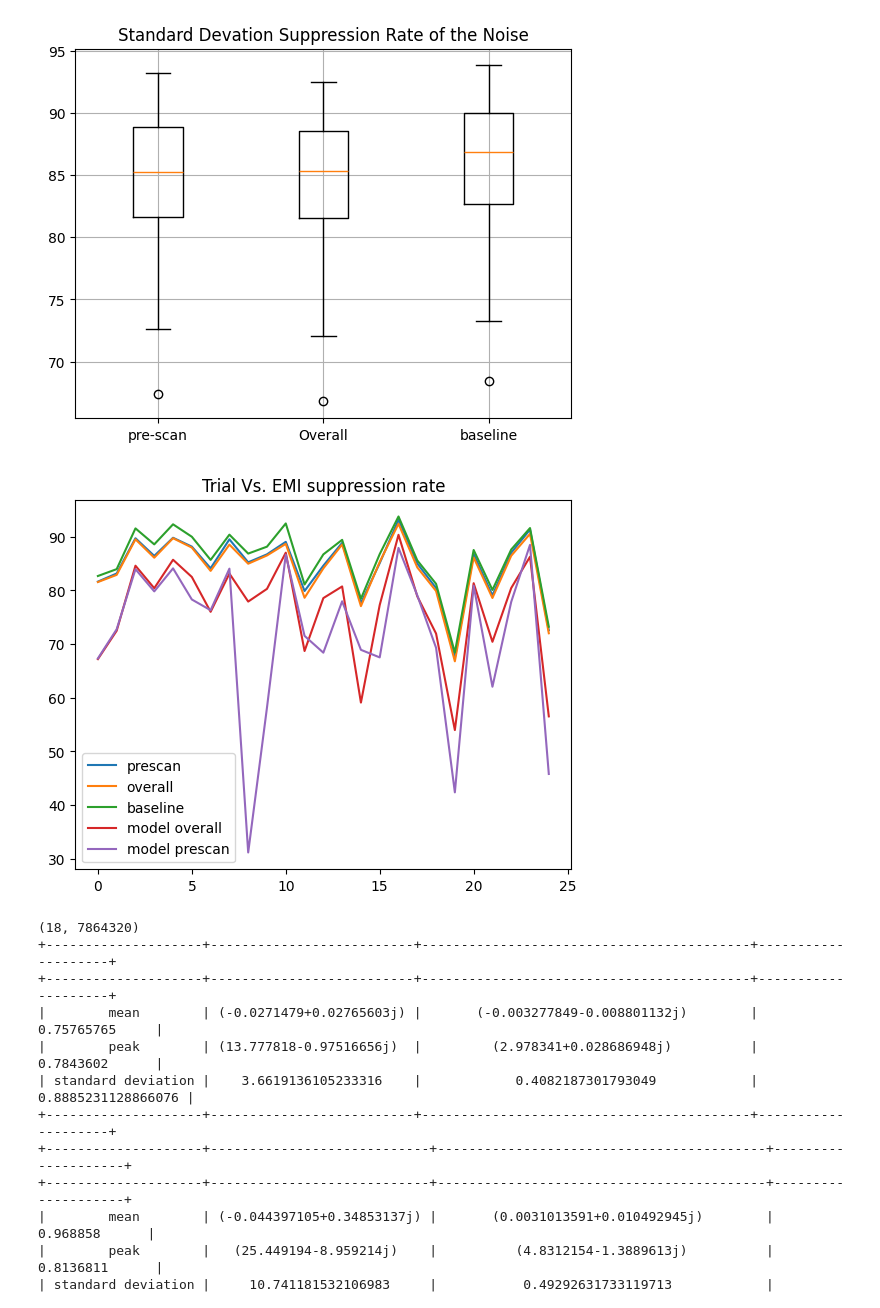
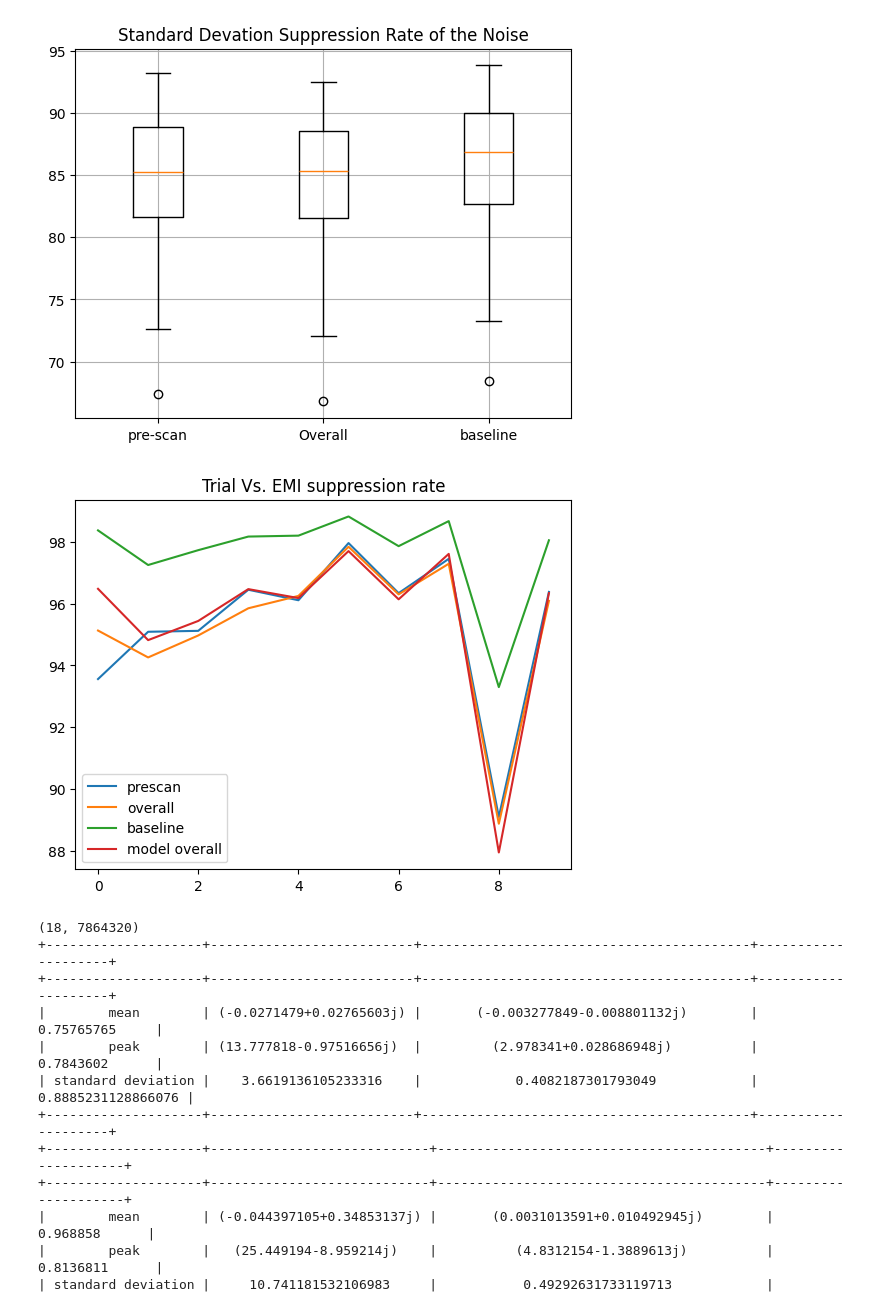
Before and after one commit to jiaxingh825/MRI-Image-Processing-using-Deep-Learning, a Jupyter notebook: ANS_Scripts/codeTestingSandbox.ipynb, the cells around one changed output. Drawn from its saved outputs; the diff is of its cells as text; code cells hidden in the pictures.

```diff
--- a/ANS_Scripts/codeTestingSandbox.ipynb
+++ b/ANS_Scripts/codeTestingSandbox.ipynb
@@ -602,8 +602,25 @@ plt.show()
 # %% [output]
 [figure]
 [figure]
+# %%
+#Trial Vs. Std. suppression rate 0121
+DATA1 = [93.56,95.09,95.12,96.45,96.11,97.96,96.34,97.45,89.10,96.38]
+DATA2 = [95.13,94.26,94.97,95.85,96.25,97.84,96.30,97.29,88.88,96.09]
+DATA3 = [98.37,97.25,97.73,98.17,98.20,98.82,97.86,98.67,93.30,98.05]
+DATA4 = [96.48,94.82,95.44,96.47,96.18,97.70,96.14,97.61,87.95,96.34]
+#DATA5 = [63.93,78.19,86.23,80.90,84.28,81.88,76.77,86.06,77.17,80.45,81.52,66.30,74.59,79.59,67.80,73.83,89.63,73.43,71.17,47.73,78.54,70.30,77.21,84.10,60.41]
+plt.plot(range(10),DATA1)
+plt.plot(range(10),DATA2)
+plt.plot(range(10),DATA3)
+plt.plot(range(10),DATA4)
+#plt.plot(range(10),DATA5)
+plt.legend(['prescan','overall','baseline','model overall','model prescan'])
+plt.title('Trial Vs. EMI suppression rate')
+plt.show()
+# %% [output]
+[figure, added]
 # %%
-#Trial Vs. Std. suppression rate
+#Trial Vs. Std. suppression rate 0122
 DATA1 = [81.65,83.17,89.74,86.45,89.83,88.18,84.14,89.54,85.25,86.74,
           89.07,79.90,84.62,88.88,77.65,85.10,93.18,85.03,80.45,67.41,
           86.81,79.09,87.03,91.35,72.59]
@@ -613,8 +630,8 @@ DATA2 = [81.57,82.91,89.54,86.11,89.75,88.00,83.65,88.55,84.99,86.53,
 DATA3 = [82.70,83.98,91.58,88.60,92.34,90.02,85.70,90.41,86.88,88.17,
             92.50,81.12,86.73,89.44,78.46,86.78,93.80,85.61,81.23,68.42,
             87.55,80.10,87.64,91.64,73.24]
-DATA4 = [67.20,72.49,84.62,80.42,85.73,82.52,76.02,83.15,77.93,80.30,87.05,68.71,78.58,80.75,59.09,77.29,90.38,78.91,71.96,53.97,81.36,70.43,80.46,86.29,56.52]
-DATA5 = [67.32,72.77,83.97,79.83,84.12,78.32,76.32,84.07,31.14,58.17,86.68,71.53,68.40,77.98,68.93,67.52,87.94,79.09,69.31,42.35,80.89,62.05,77.88,88.51,45.78]
+DATA4 = [79.27,80.20,88.16,85.32,89.07,86.70,81.62,87.67,83.82,84.69,88.28,74.65,82.65,80.50,76.19,85.41,93.16,84.14,79.25,65.48,85.93,77.41,86.31,90.99,71.59]
+DATA5 = [63.93,78.19,86.23,80.90,84.28,81.88,76.77,86.06,77.17,80.45,81.52,66.30,74.59,79.59,67.80,73.83,89.63,73.43,71.17,47.73,78.54,70.30,77.21,84.10,60.41]
 plt.plot(range(25),DATA1)
 plt.plot(range(25),DATA2)
 plt.plot(range(25),DATA3)
@@ -623,8 +640,6 @@ plt.plot(range(25),DATA5)
 plt.legend(['prescan','overall','baseline','model overall','model prescan'])
 plt.title('Trial Vs. EMI suppression rate')
 plt.show()
-# %% [output]
-[figure, removed]
 # %%
 
 long = []
```
Also changed, not shown: 3 other files.
